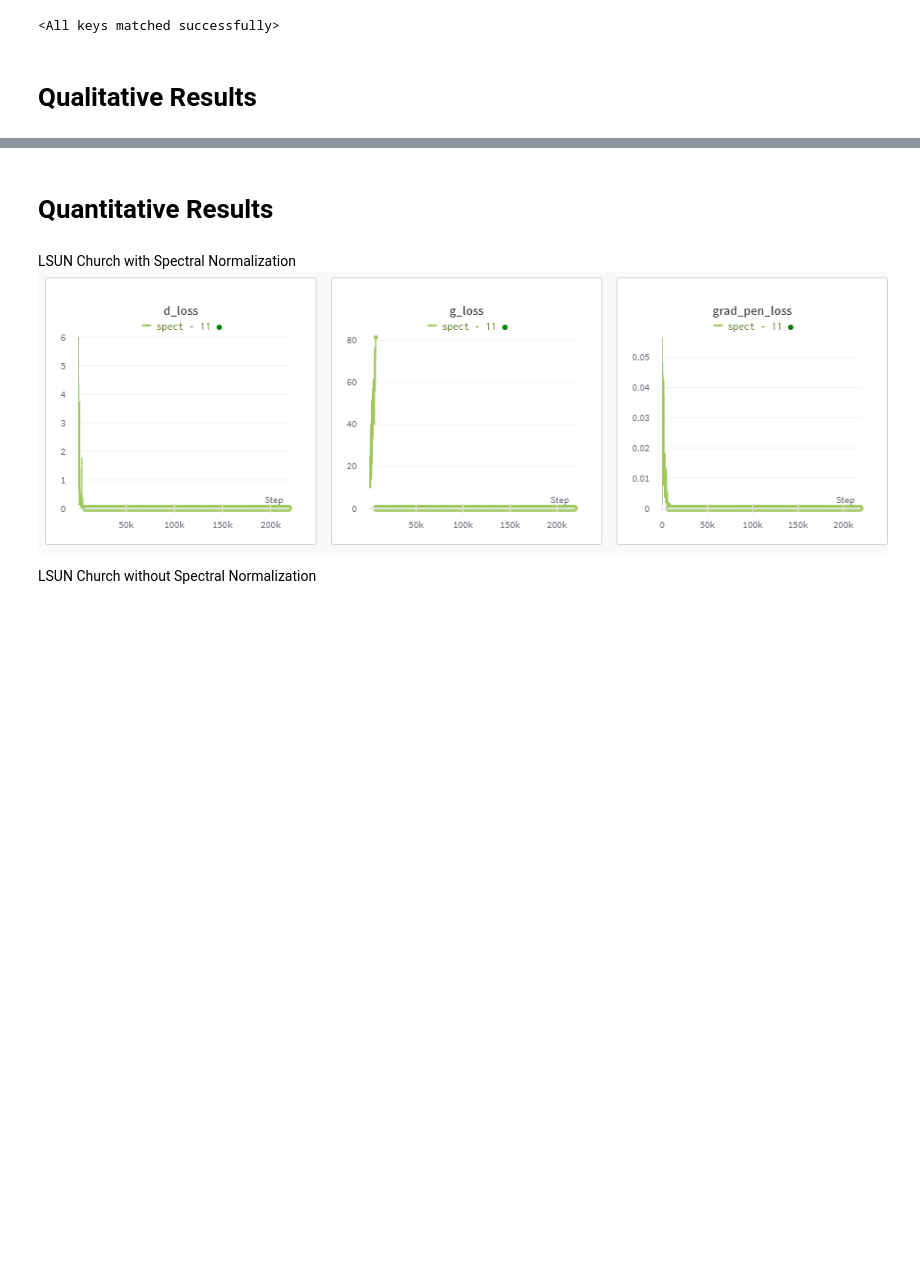
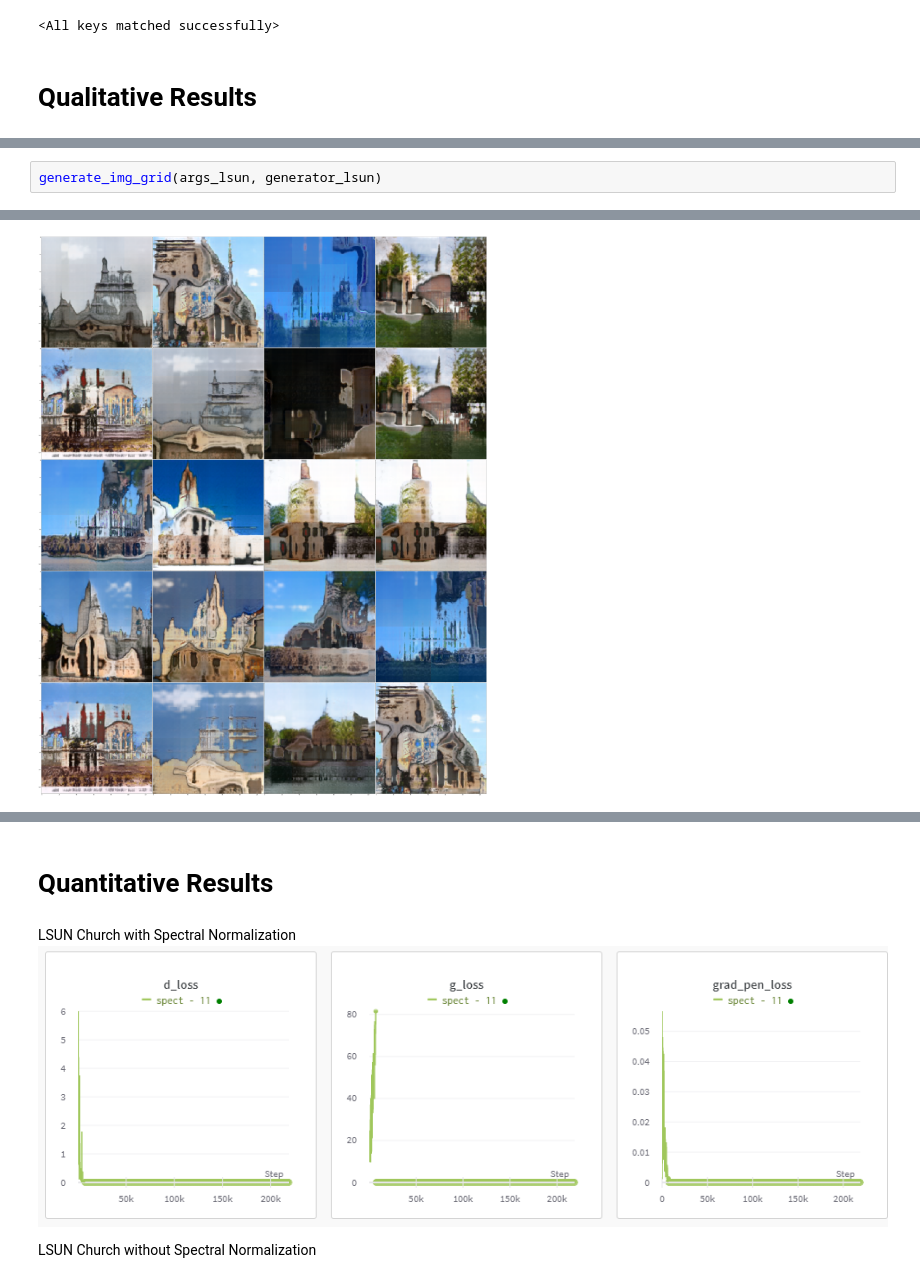
Before and after one commit to yesiltepe-hidir/style-swin-gan, a Jupyter notebook: main_demos.ipynb, the cells around one changed output, grey strips where cells are left out. Cells and saved outputs as stored; diff of their text form; blank space fills up the shorter version.

```diff
--- a/main_demos.ipynb
+++ b/main_demos.ipynb
@@ -577,0 +472,3 @@ Clipping input data to the valid range for imshow with RGB data ([0..1] for floa
+# %%
+generate_img_grid(args_lsun, generator_lsun)
+# %% [output]
@@ -577,0 +494 @@ Clipping input data to the valid range for imshow with RGB data ([0..1] for floa
+[figure, added]
```
Also changed, not shown: parts of 10 cells of this notebook, 1 other file.
